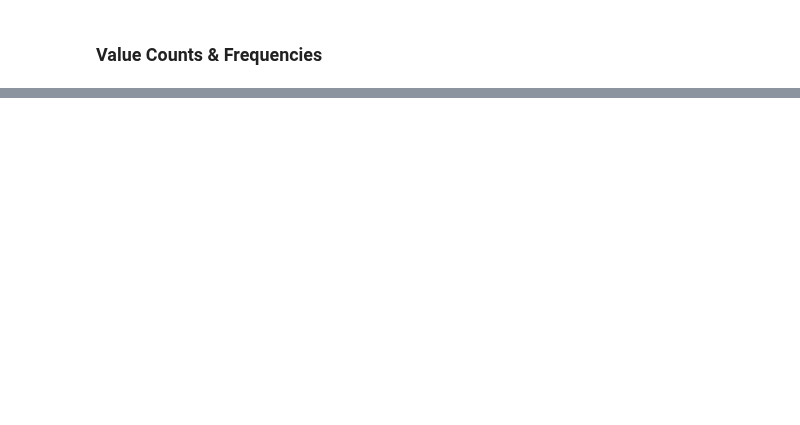
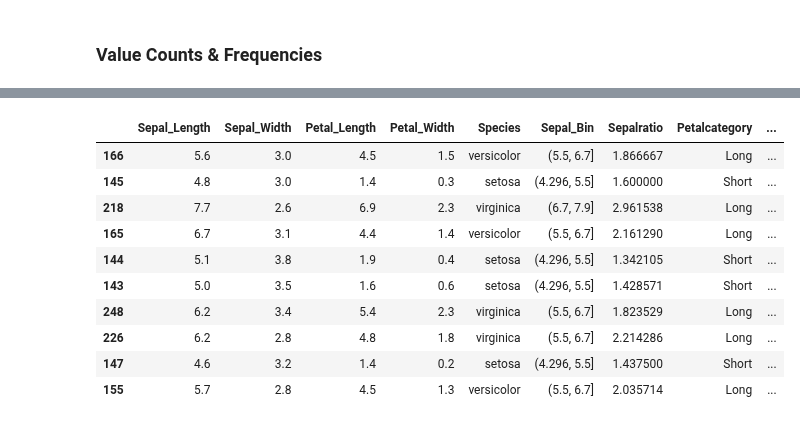
Before and after one commit to Ambily313/Iris-Species-Analysis-with-Grouping-Aggregation-in-Pandas, a Jupyter notebook: iris_eda.ipynb, the cells around one changed output, grey strips where cells are left out. Drawn from its saved outputs; the diff is of its cells as text; code cells hidden in the pictures; blank space fills up the shorter version.

```diff
--- a/iris_eda.ipynb
+++ b/iris_eda.ipynb
@@ -430,0 +578,16 @@ Normalize .value_counts() to get proportions.
+# %%
+# Randomly sample 10 rows.
+sample_10_rows = df.sample(10)
+sample_10_rows
+# %% [output]
+|  | Sepal_Length | Sepal_Width | Petal_Length | Petal_Width | Species | Sepal_Bin | Sepalratio | Petalcategory | ... |
+| 166 | 5.6 | 3.0 | 4.5 | 1.5 | versicolor | (5.5, 6.7] | 1.866667 | Long | ... |
+| 145 | 4.8 | 3.0 | 1.4 | 0.3 | setosa | (4.296, 5.5] | 1.600000 | Short | ... |
+| 218 | 7.7 | 2.6 | 6.9 | 2.3 | virginica | (6.7, 7.9] | 2.961538 | Long | ... |
+| 165 | 6.7 | 3.1 | 4.4 | 1.4 | versicolor | (5.5, 6.7] | 2.161290 | Long | ... |
+| 144 | 5.1 | 3.8 | 1.9 | 0.4 | setosa | (4.296, 5.5] | 1.342105 | Short | ... |
+| 143 | 5.0 | 3.5 | 1.6 | 0.6 | setosa | (4.296, 5.5] | 1.428571 | Short | ... |
+| 248 | 6.2 | 3.4 | 5.4 | 2.3 | virginica | (5.5, 6.7] | 1.823529 | Long | ... |
+| 226 | 6.2 | 2.8 | 4.8 | 1.8 | virginica | (5.5, 6.7] | 2.214286 | Long | ... |
+| 147 | 4.6 | 3.2 | 1.4 | 0.2 | setosa | (4.296, 5.5] | 1.437500 | Short | ... |
+| 155 | 5.7 | 2.8 | 4.5 | 1.3 | versicolor | (5.5, 6.7] | 2.035714 | Long | ... |
```
Also changed, not shown: parts of 32 cells of this notebook.
